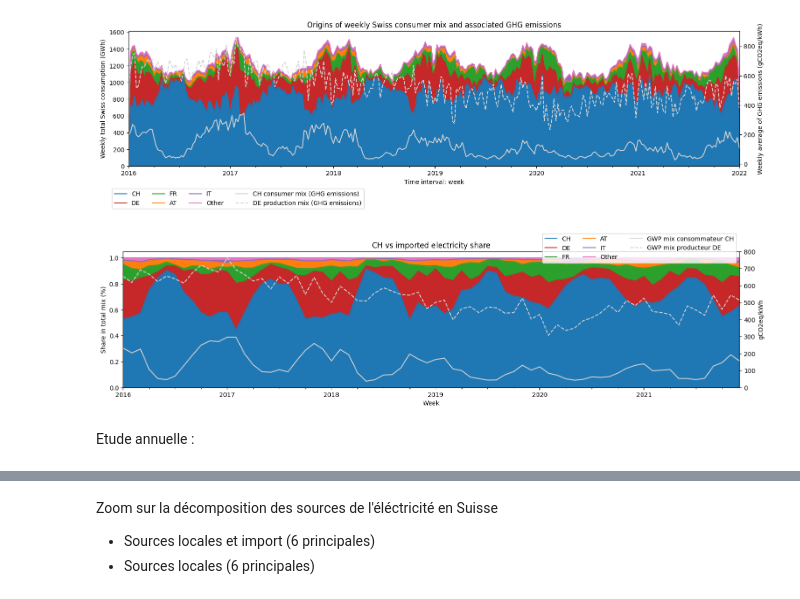
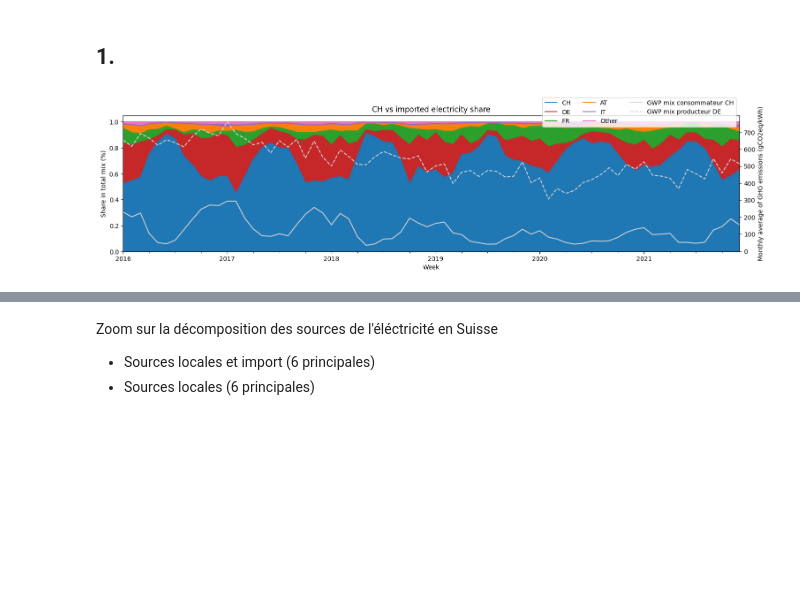
Before and after one commit to LESBAT-HEIG-VD/EcoDynElec, a Jupyter notebook: etude_stat/etude_gwp_impact.ipynb, the cells around one changed output, grey strips where cells are left out. Drawn from its saved outputs; the diff is of its cells as text; code cells hidden in the pictures; blank space fills up the shorter version.

Commit message:
Clean etude_stat notebooks

```diff
--- a/etude_stat/etude_gwp_impact.ipynb
+++ b/etude_stat/etude_gwp_impact.ipynb
@@ -60,4 +0,0 @@ VBox(children=(Label(value='Import generation data...'), IntProgress(value=0, la
-# %%
-# Production mix of each country
-producing_electricity_impact = electricity_impact['df'] / electricity_mix['df']
-producing_electricity_impact = producing_electricity_impact * 1000  # convert kgCO2eq/kWh -> gCO2eq/kWh
@@ -168,12 +0,0 @@ dtype: object
-# %%
-ordered_countries = ['CH', 'DE', 'FR', 'AT', 'IT', 'Other']
-colormap = {
-    'sum': 'lightgray',
-    'CH': '#1f77b4',
-    'DE': '#c62728',
-    'FR': '#2ca02c',
-    'IT': '#9467bd',
-    'AT': '#ff7f0e',
-    'Other': '#e377c2'
-}
-ordered_colors = [colormap[c] for c in ordered_countries]
@@ -185,45 +11,27 @@ Mix moyen par pays fournisseur de l'électricité (moyenne sur une semaine penda
+# %%
+producing_electricity_impact['sum'] = producing_electricity_impact.sum(axis=1)
+# %% [markdown]
+## 1.
 # %%
 fig, ax1 = plt.subplots(1, 1, figsize=(18, 4))
-ax1.set_title("Origins of weekly Swiss consumer mix and associated GHG emissions")
-mix_import = electricity_mix['df'].drop(['sum'], axis=1)
-mix_import = mix_import.multiply(raw_production['df']['sum'], axis='index').resample('W').sum() /1000
-mix_import[ordered_countries].plot.area(ax=ax1, color=ordered_colors, legend=False)
-ax1.set_xlabel('Time interval: week')
-ax1.set_ylabel('Weekly total Swiss consumption (GWh)')
+ax1.set_title("CH vs imported electricity share")
+importations = electricity_mix['df'].drop(['sum'], axis=1)
+#importations['imported'] = importations.sum(axis=1)
+#importations['CH'] = electricity_mix['df']['CH']
+importations = importations.resample('M').mean()
+importations[ordered_countries].plot.area(ax=ax1, color=ordered_colors, legend=False)
+ax1.set_xlabel('Week')
+ax1.set_ylabel('Share in total mix (%)')
 
 ax2 = ax1.twinx()
-ch_consumer_impact = (electricity_impact['df']['sum'] * 1000).resample('W').mean() # convert kgCO2eq/kWh -> gCO2eq/kWh
+ch_consumer_impact = (electricity_impact['df']['sum']).resample('M').mean()  # convert kgCO2eq/kWh -> gCO2eq/kWh
 ch_consumer_impact.plot(ax=ax2, linestyle='-', color=[colormap['sum']])
-de_producing_impact = producing_electricity_impact['DE'].resample('W').mean()
+de_producing_impact = (producing_electricity_impact['DE']).resample('M').mean()  # convert kgCO2eq/kWh -> gCO2eq/kWh
 de_producing_impact.plot(ax=ax2, linestyle='--', color=[colormap['sum']])
-ax2.set_ylabel('Weekly average of GHG emissions (gCO2eq/kWh)')
+ax2.set_ylabel('Monthly average of GHG emissions (gCO2eq/kWh)')
 
 fig.legend(np.concatenate([ax1.get_lines(), ax2.get_lines()]),
-           np.concatenate([ax1.get_legend_handles_labels()[1], ['CH consumer mix (GHG emissions)', 'DE production mix (GHG emissions)']]),
-           loc='upper left', ncol=4, bbox_to_anchor=(0.1, 0));
+           np.concatenate([ax1.get_legend_handles_labels()[1], ['GWP mix consommateur CH', 'GWP mix producteur DE']]),
+           loc='upper right', ncol=3, bbox_to_anchor=(0.9, 1));
 # %% [output]
-[figure, old version]
+[figure, new version]
-# %%
-fig, ax1 = plt.subplots(1, 1, figsize=(18, 4))
-ax1.set_title("CH vs imported electricity share")
-importations = electricity_mix['df'].drop(['sum'], axis=1)
-#importations['imported'] = importations.sum(axis=1)
-#importations['CH'] = electricity_mix['df']['CH']
-importations = importations.resample('M').mean()
-importations[ordered_countries].plot.area(ax=ax1, color=ordered_colors, legend=False)
-ax1.set_xlabel('Week')
-ax1.set_ylabel('Share in total mix (%)')
-
-ax2 = ax1.twinx()
-producing_electricity_impact['sum'].resample('M').mean().plot(ax=ax2, linestyle='-', color=[colormap['sum']])
-producing_electricity_impact['DE'].resample('M').mean().plot(ax=ax2, linestyle='--', color=[colormap['sum']])
-ax2.set_ylim([0, 800])
-ax2.set_ylabel('gCO2eq/kWh');
-
-fig.legend(np.concatenate([ax1.get_lines(), ax2.get_lines()]),
-           np.concatenate([ax1.get_legend_handles_labels()[1], ['GWP mix consommateur CH', 'GWP mix producteur DE']]),
-           loc='upper right', ncol=3, bbox_to_anchor=(0.9, 1));
-# %% [output]
-[figure, removed]
-# %% [markdown]
-Etude annuelle :
```
Also changed, not shown: parts of 63 cells of this notebook, 5 other files.
